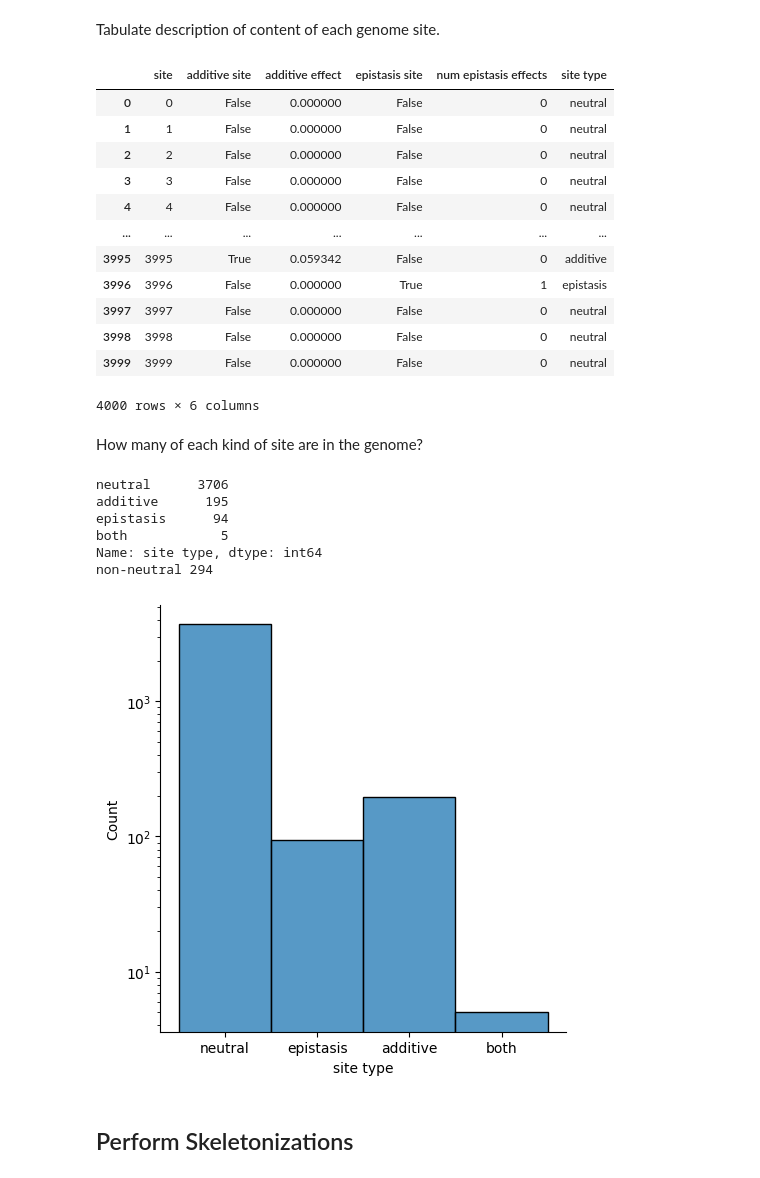
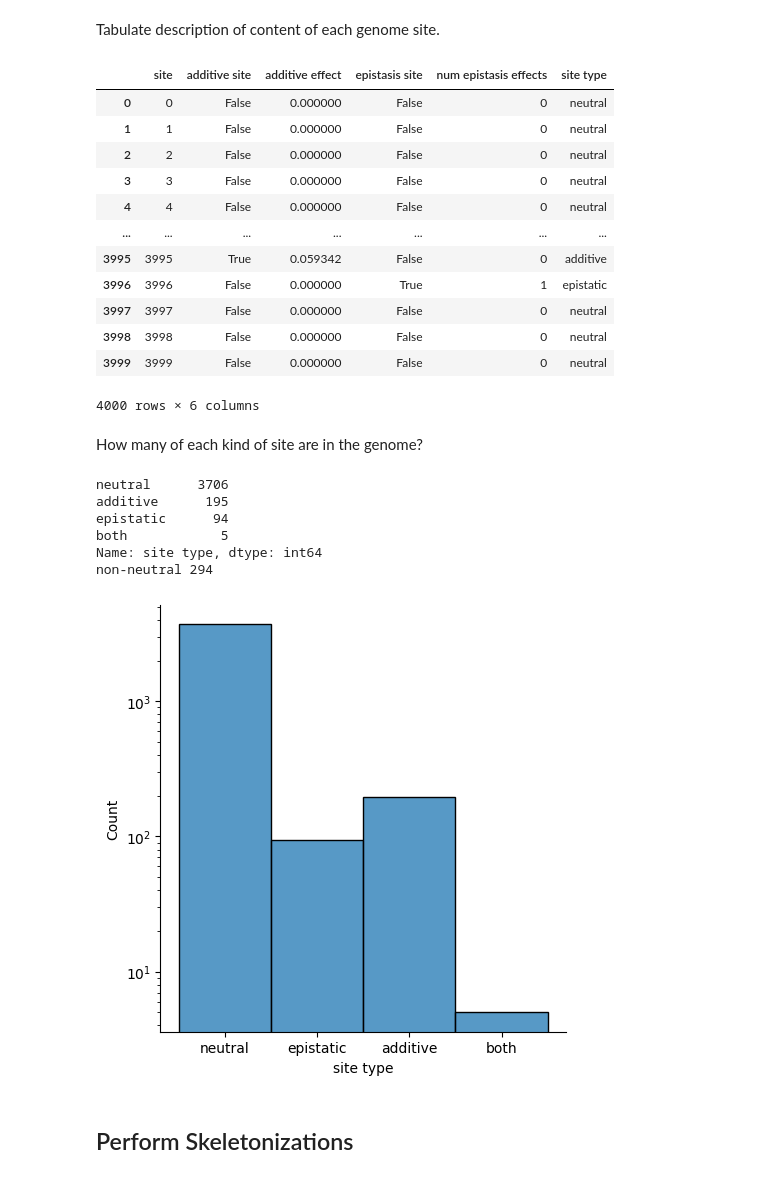
Before and after one commit to mmore500/cryptic-sequence-concept, a Jupyter notebook: explore_epistasis.ipynb, the cells around one changed output. Drawn from its saved outputs; the diff is of its cells as text; code cells hidden in the pictures.

```diff
--- a/explore_epistasis.ipynb
+++ b/explore_epistasis.ipynb
@@ -76,30 +76,30 @@ Tabulate description of content of each genome site.
 # %%
 dfa = describe_additive_array(additive_array)
 dfb = describe_epistasis_matrix(epistasis_matrix)
 df_genome = pd.DataFrame.merge(dfa, dfb, on="site")
 df_genome["site type"] = (
     df_genome["additive site"].astype(int)
     + df_genome["epistasis site"].astype(int) * 2
 ).map(
     {
         0: "neutral",
         1: "additive",
-        2: "epistasis",
+        2: "epistatic",
         3: "both",
     }
 )
 
 df_genome
 # %% [output]
 |  | site | additive site | additive effect | epistasis site | num epistasis effects | site type |
 | 0 | 0 | False | 0.000000 | False | 0 | neutral |
 | 1 | 1 | False | 0.000000 | False | 0 | neutral |
 | 2 | 2 | False | 0.000000 | False | 0 | neutral |
 | 3 | 3 | False | 0.000000 | False | 0 | neutral |
 | 4 | 4 | False | 0.000000 | False | 0 | neutral |
 | ... | ... | ... | ... | ... | ... | ... |
 | 3995 | 3995 | True | 0.059342 | False | 0 | additive |
-| 3996 | 3996 | False | 0.000000 | True | 1 | epistasis |
+| 3996 | 3996 | False | 0.000000 | True | 1 | epistatic |
 | 3997 | 3997 | False | 0.000000 | False | 0 | neutral |
 | 3998 | 3998 | False | 0.000000 | False | 0 | neutral |
 | 3999 | 3999 | False | 0.000000 | False | 0 | neutral |
@@ -114,7 +114,7 @@ print("non-neutral", (df_genome["site type"] != "neutral").sum())
 # %% [output]
 neutral      3706
 additive      195
-epistasis      94
+epistatic      94
 both            5
 Name: site type, dtype: int64
 non-neutral 294
```
Also changed, not shown: parts of 3 cells of this notebook, 6 other files.
